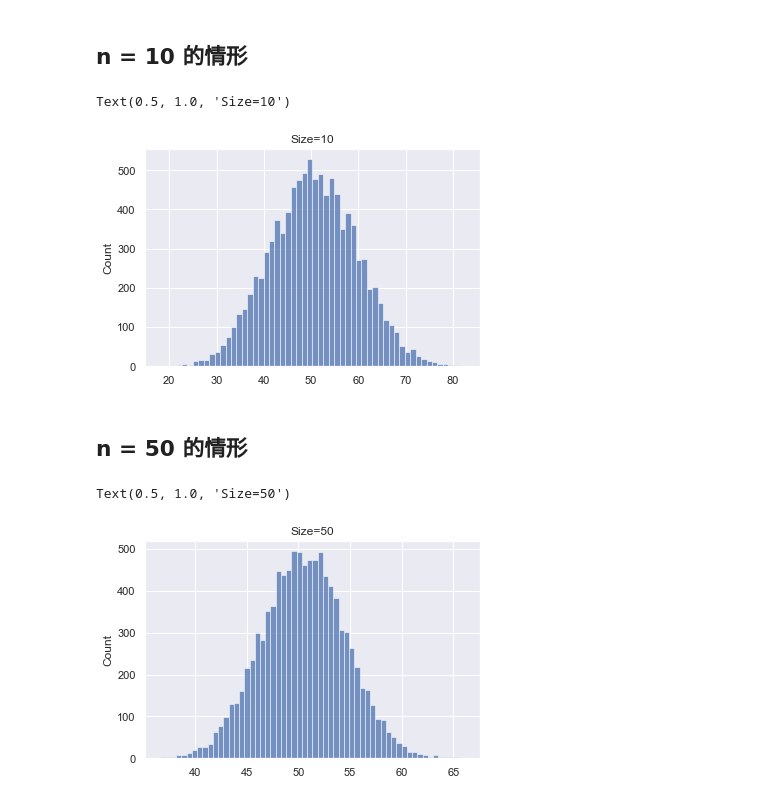
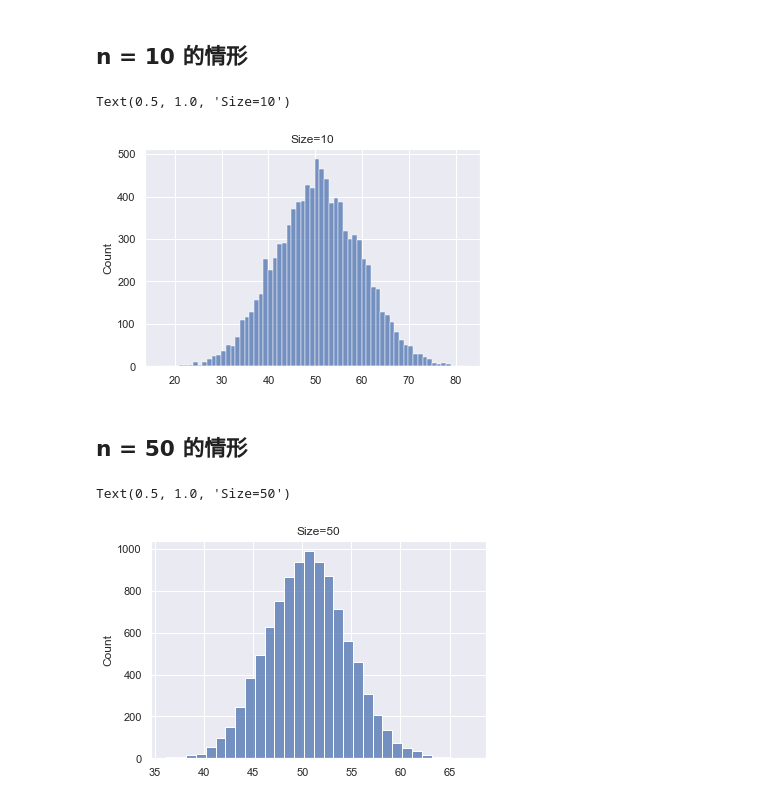
Before and after one commit to en-feng/survey_and_stats, a Jupyter notebook: sampling.ipynb, the cells around one changed output. Cells and saved outputs as stored; diff of their text form; code cells hidden in the pictures.

```diff
--- a/sampling.ipynb
+++ b/sampling.ipynb
@@ -78,22 +78,22 @@ sample_mean =[]
 for i in range(1, 10000):
     s = np.random.choice(data, size=10).mean()
     sample_mean.append(s)
-sns.histplot(sample_mean)
+sns.histplot(sample_mean, binwidth=1)
 plt.title("Size=10")
 # %% [output]
 Text(0.5, 1.0, 'Size=10')
-[figure, old version]
+[figure, new version]
 # %% [markdown]
 ## n = 50 的情形
 # %%
 # 重复抽取10000次
 
 sample_mean =[]
 for i in range(1, 10000):
     s = np.random.choice(data, size=50).mean()
     sample_mean.append(s)
-sns.histplot(sample_mean)
+sns.histplot(sample_mean, binwidth=1)
 plt.title("Size=50")
 # %% [output]
 Text(0.5, 1.0, 'Size=50')
-[figure, old version]
+[figure, new version]
```
Also changed, not shown: parts of 3 cells of this notebook.
